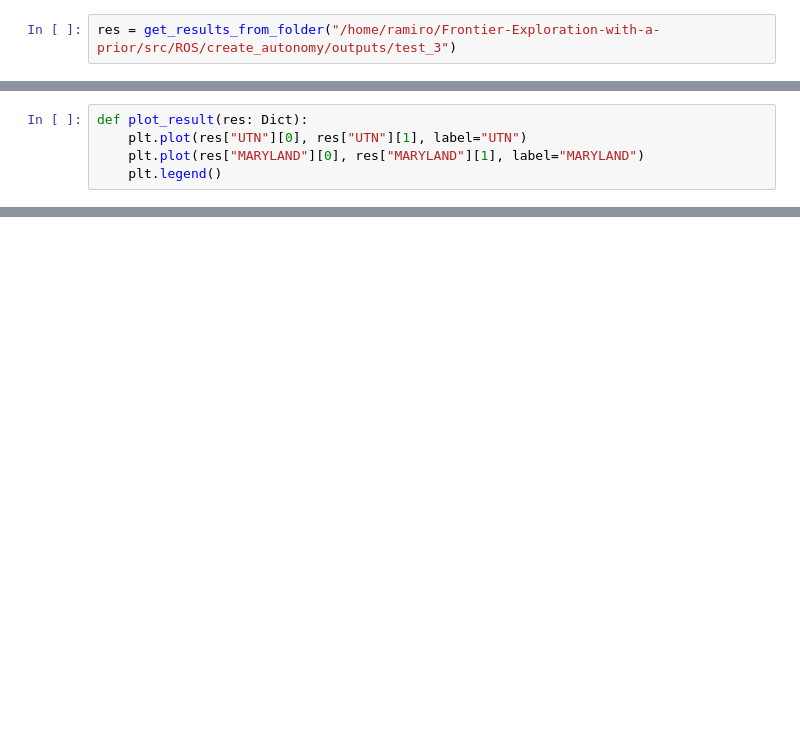
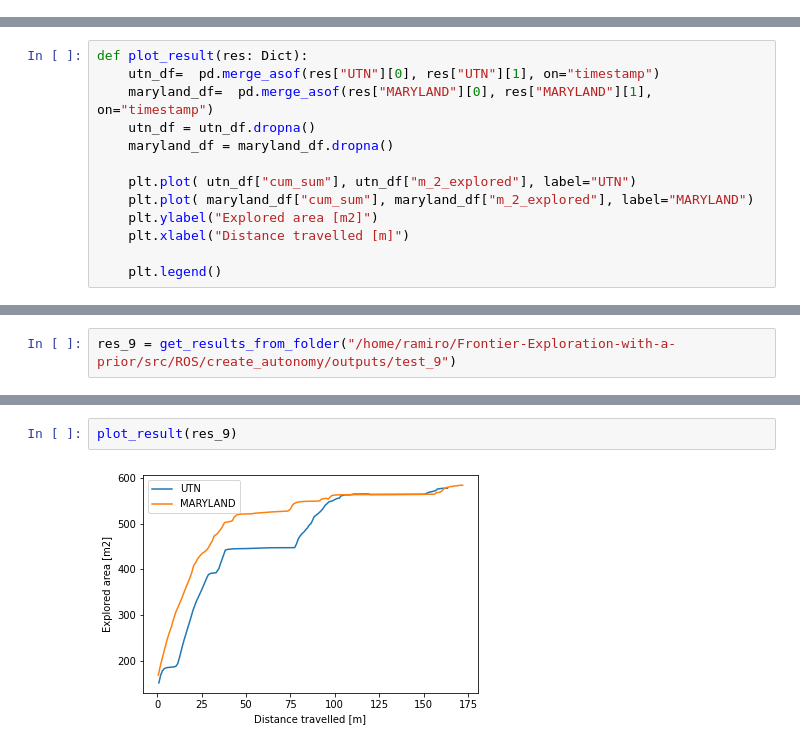
Before and after one commit to ekumenlabs/Frontier-Exploration-with-a-prior, a Jupyter notebook: Notebooks/KPI.ipynb, the cells around one changed output, grey strips where cells are left out. Drawn from its saved outputs; the diff is of its cells as text; blank space fills up the shorter version.

```diff
--- a/Notebooks/KPI.ipynb
+++ b/Notebooks/KPI.ipynb
@@ -32,5 +65,4 @@ def get_results_from_folder(folder: str) -> Dict[str, Tuple[List[float], List[fl
     res = {"UTN": get_times_and_explores(reader_utn), "MARYLAND": get_times_and_explores(reader_maryland)}
     return res
 # %%
-res = get_results_from_folder("/home/ramiro/Frontier-Exploration-with-a-prior/src/ROS/create_autonomy/outputs/test_3")
 # %% [output]
@@ -39,5 +71,13 @@ res = get_results_from_folder("/home/ramiro/Frontier-Exploration-with-a-prior/sr
 # %%
 def plot_result(res: Dict):
-    plt.plot(res["UTN"][0], res["UTN"][1], label="UTN")
-    plt.plot(res["MARYLAND"][0], res["MARYLAND"][1], label="MARYLAND")
+    utn_df=  pd.merge_asof(res["UTN"][0], res["UTN"][1], on="timestamp")
+    maryland_df=  pd.merge_asof(res["MARYLAND"][0], res["MARYLAND"][1], on="timestamp")
+    utn_df = utn_df.dropna()
+    maryland_df = maryland_df.dropna()
+
+    plt.plot( utn_df["cum_sum"], utn_df["m_2_explored"], label="UTN")
+    plt.plot( maryland_df["cum_sum"], maryland_df["m_2_explored"], label="MARYLAND")
+    plt.ylabel("Explored area [m2]")
+    plt.xlabel("Distance travelled [m]")
+
     plt.legend()
@@ -51,0 +91,2 @@ plot_result(res)
+# %%
+res_9 = get_results_from_folder("/home/ramiro/Frontier-Exploration-with-a-prior/src/ROS/create_autonomy/outputs/test_9")
@@ -51,0 +101,4 @@ plot_result(res)
+# %%
+plot_result(res_9)
+# %% [output]
+[figure, added]
```
Also changed, not shown: parts of 14 cells of this notebook, 1 other file.
